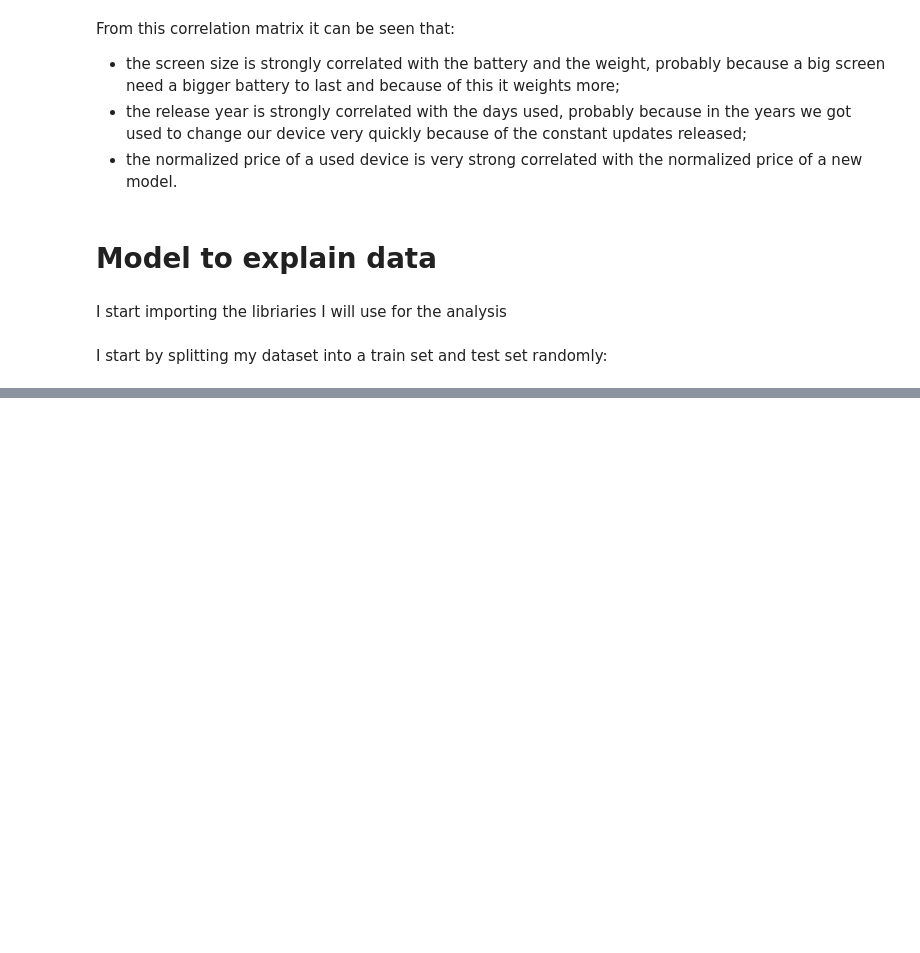
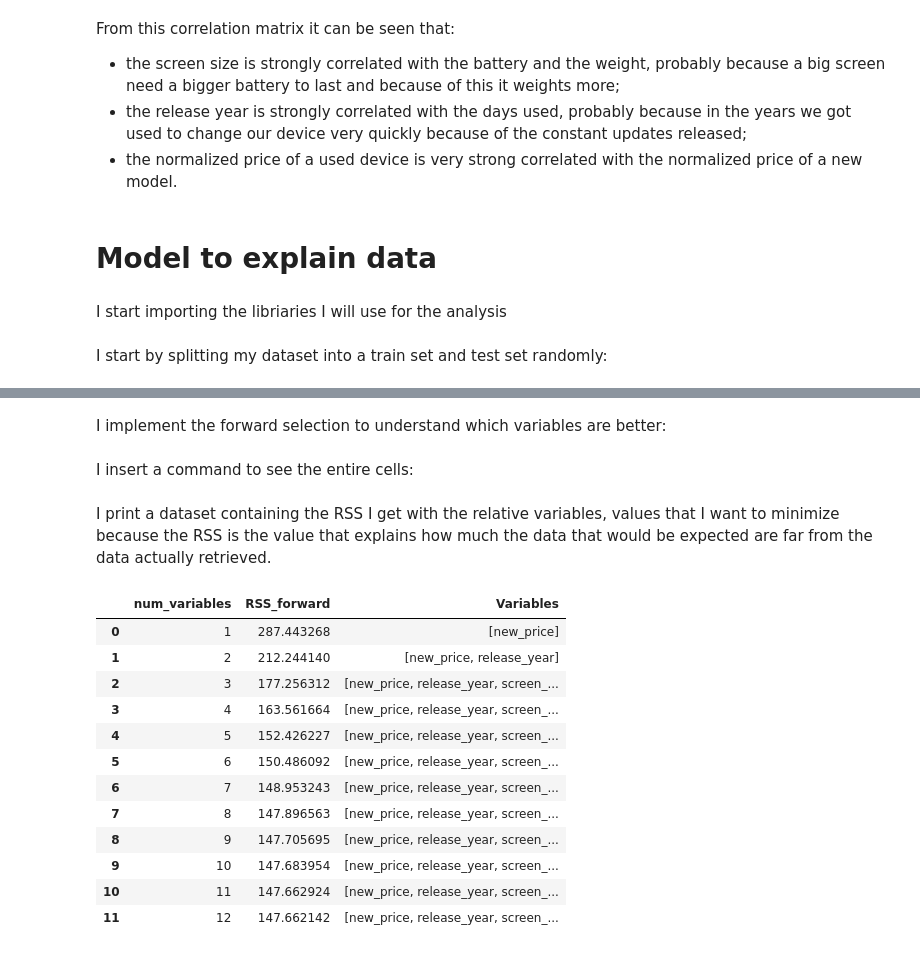
Before and after one commit to annalisadettorii/Project, a Jupyter notebook: prova.ipynb, the cells around one changed output, grey strips where cells are left out. Cells and saved outputs as stored; diff of their text form; code cells hidden in the pictures; blank space fills up the shorter version.

```diff
--- a/prova.ipynb
+++ b/prova.ipynb
@@ -462,0 +494,53 @@ array([[ 2.52063114e-02,  5.32374945e-02, -2.75695399e-02,
+# %% [markdown]
+I implement the forward selection to understand which variables are better:
+# %%
+remaining_variables = list(x_train.columns.values)
+variables = []
+RSS_list = [np.inf]
+variables_list = dict()
+
+for i in range(1,13):
+    best_RSS = np.inf
+
+    for comb in combinations(remaining_variables,1):
+
+            result = linear_reg(x_train[list(comb) + variables],y_train)
+            best_RSStested = RSS_test(result[1], x_test[list(comb) + variables], y_test)
+            if result[0] < best_RSS:
+                best_RSS = result[0]
+                best_feature = comb[0]
+
+    #Updating variables for next loop
+    variables.append(best_feature)
+    remaining_variables.remove(best_feature)
+
+    #Saving values for plotting
+    RSS_list.append(best_RSS)
+    variables_list[i] = variables.copy()
+
+RSS_list.remove(RSS_list[0])
+listt = list(variables_list.values())
+num_variablesss = [1, 2, 3, 4, 5, 6, 7, 8, 9, 10, 11, 12]
+forward_train = pd.DataFrame({'num_variables': num_variablesss,'RSS_forward': RSS_list, 'Variables': listt})
+# %% [markdown]
+I insert a command to see the entire cells:
+# %%
+pd.set_option('display.max_colwidth', 1)
+# %% [markdown]
+I print a dataset containing the RSS I get with the relative variables, values that I want to minimize because the RSS is the value that explains how much the data that would be expected are far from the data actually retrieved.
+# %%
+forward_train
+# %% [output]
+|  | num_variables | RSS_forward | Variables |
+| 0 | 1 | 287.443268 | [new_price] |
+| 1 | 2 | 212.244140 | [new_price, release_year] |
+| 2 | 3 | 177.256312 | [new_price, release_year, screen_... |
+| 3 | 4 | 163.561664 | [new_price, release_year, screen_... |
+| 4 | 5 | 152.426227 | [new_price, release_year, screen_... |
+| 5 | 6 | 150.486092 | [new_price, release_year, screen_... |
+| 6 | 7 | 148.953243 | [new_price, release_year, screen_... |
+| 7 | 8 | 147.896563 | [new_price, release_year, screen_... |
+| 8 | 9 | 147.705695 | [new_price, release_year, screen_... |
+| 9 | 10 | 147.683954 | [new_price, release_year, screen_... |
+| 10 | 11 | 147.662924 | [new_price, release_year, screen_... |
+| 11 | 12 | 147.662142 | [new_price, release_year, screen_... |
```
Also changed, not shown: parts of 12 cells of this notebook.
